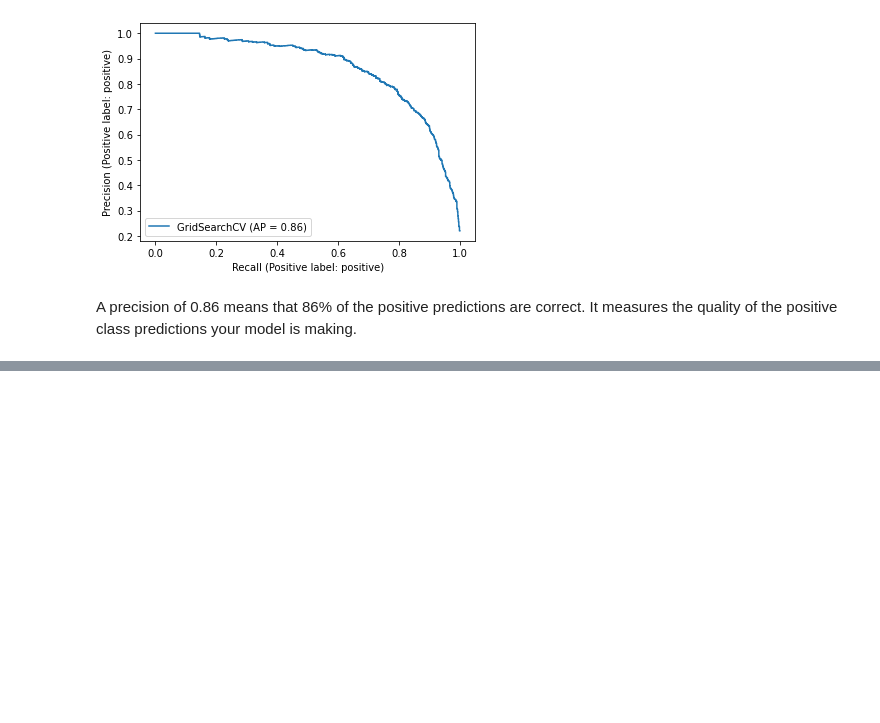
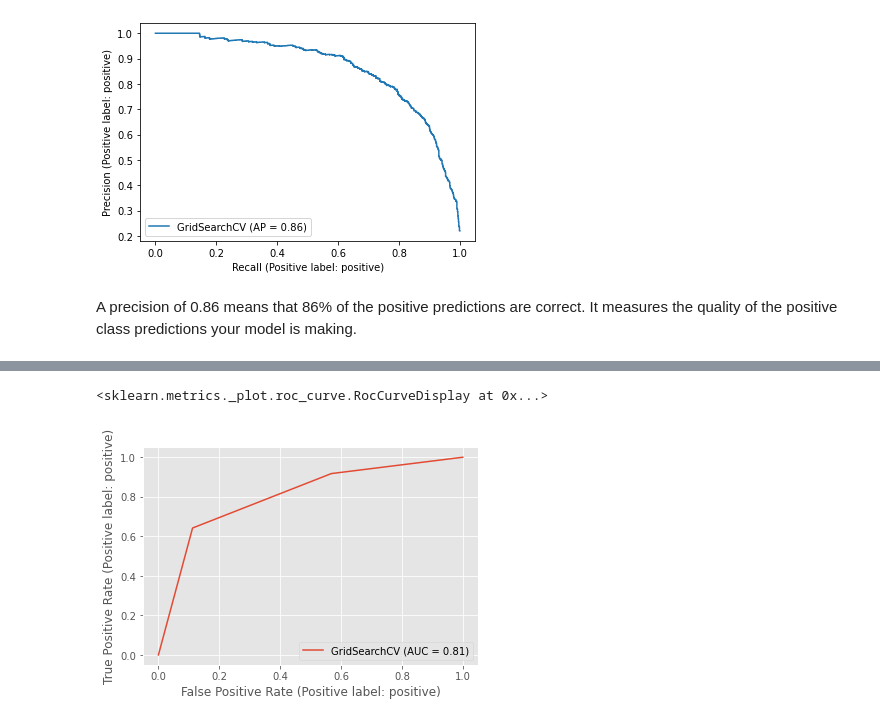
Before and after one commit to Agramoflife/My_machine_learning_notebooks, a Jupyter notebook: Non Linear models .ipynb, the cells around one changed output, grey strips where cells are left out. Cells and saved outputs as stored; diff of their text form; code cells hidden in the pictures; blank space fills up the shorter version.

```diff
--- a/Non Linear models .ipynb
+++ b/Non Linear models .ipynb
@@ -536,0 +622,5 @@ Name: tokenized_tweet, Length: 6924, dtype: object
+# %%
+metrics.plot_roc_curve(knn_grid_model,test_vectorizered,y_test)
+# %% [output]
+<sklearn.metrics._plot.roc_curve.RocCurveDisplay at 0x...>
+[figure, added]
```
Also changed, not shown: parts of 45 cells of this notebook, 1 other file.
